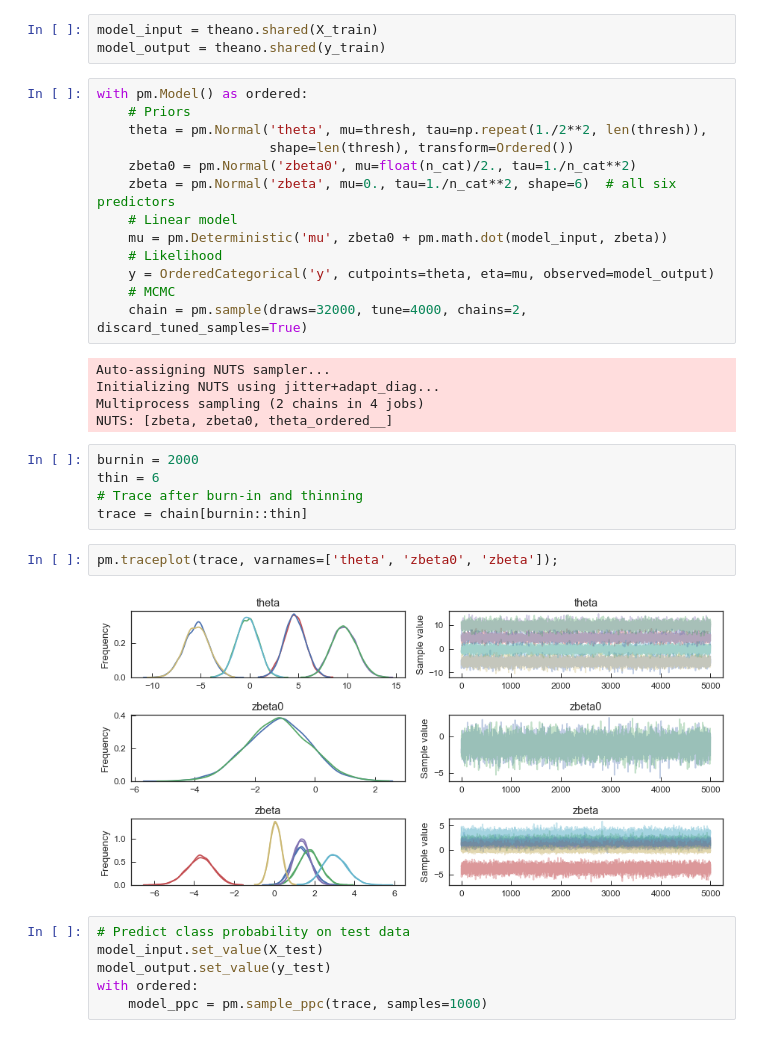
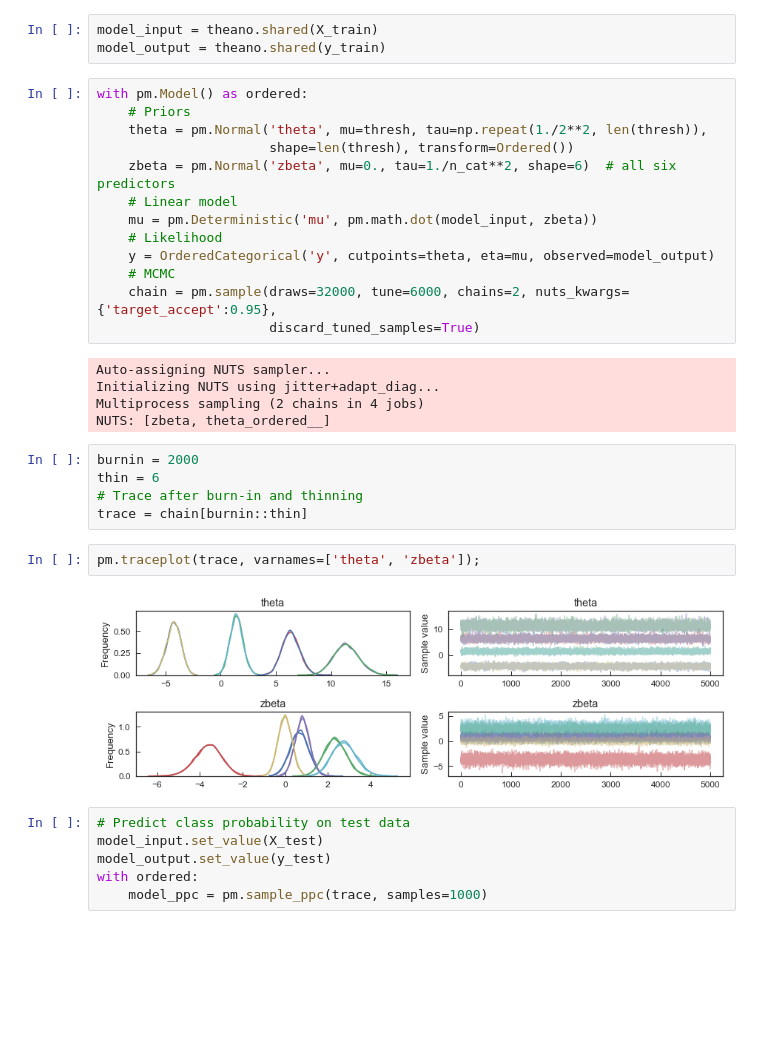
Before and after one commit to sarajcev/bayes_wide_deep, a Jupyter notebook: bayes-wide-deep-multiclass.ipynb, the cells around one changed output. Cells and saved outputs as stored; diff of their text form; blank space fills up the shorter version.

```diff
--- a/bayes-wide-deep-multiclass.ipynb
+++ b/bayes-wide-deep-multiclass.ipynb
@@ -917,28 +919,28 @@ with pm.Model() as ordered:
     # Priors
     theta = pm.Normal('theta', mu=thresh, tau=np.repeat(1./2**2, len(thresh)),
                       shape=len(thresh), transform=Ordered())
-    zbeta0 = pm.Normal('zbeta0', mu=float(n_cat)/2., tau=1./n_cat**2)
     zbeta = pm.Normal('zbeta', mu=0., tau=1./n_cat**2, shape=6)  # all six predictors
     # Linear model
-    mu = pm.Deterministic('mu', zbeta0 + pm.math.dot(model_input, zbeta))
+    mu = pm.Deterministic('mu', pm.math.dot(model_input, zbeta))
     # Likelihood
     y = OrderedCategorical('y', cutpoints=theta, eta=mu, observed=model_output)
     # MCMC
-    chain = pm.sample(draws=32000, tune=4000, chains=2, discard_tuned_samples=True)
+    chain = pm.sample(draws=32000, tune=6000, chains=2, nuts_kwargs={'target_accept':0.95},
+                      discard_tuned_samples=True)
 # %% [output]
 Auto-assigning NUTS sampler...
 Initializing NUTS using jitter+adapt_diag...
 Multiprocess sampling (2 chains in 4 jobs)
-NUTS: [zbeta, zbeta0, theta_ordered__]
+NUTS: [zbeta, theta_ordered__]
 # %%
 burnin = 2000
 thin = 6
 # Trace after burn-in and thinning
 trace = chain[burnin::thin]
 # %%
-pm.traceplot(trace, varnames=['theta', 'zbeta0', 'zbeta']);
+pm.traceplot(trace, varnames=['theta', 'zbeta']);
 # %% [output]
-[figure, old version]
+[figure, new version]
 # %%
 # Predict class probability on test data
 model_input.set_value(X_test)
```
Also changed, not shown: parts of 3 cells of this notebook.
